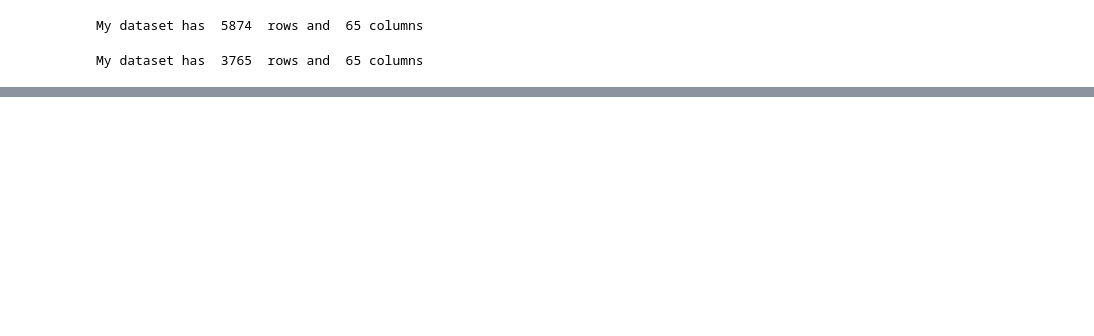
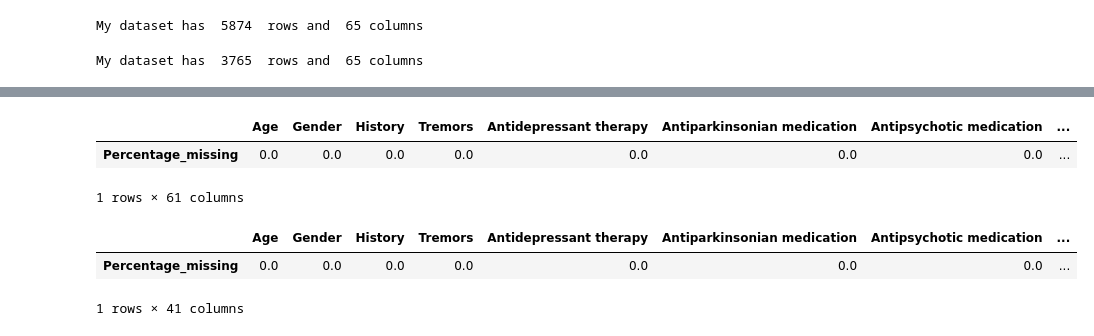
Before and after one commit to CHRISTINEMUTHEE/Perkinson-s_Disease_Diagnosis, a Jupyter notebook: Data Cleaning and EDA.ipynb, the cells around one changed output, grey strips where cells are left out. Saved outputs shown, nothing was run; the diff lists cells and outputs as text; code cells hidden in the pictures; blank space fills up the shorter version.

```diff
--- a/Data Cleaning and EDA.ipynb
+++ b/Data Cleaning and EDA.ipynb
@@ -108,0 +144,6 @@ def percent_missing (data):
+# %%
+percent_missing(df).transpose()
+# %% [output]
+|  | Age | Gender | History | Tremors | Antidepressant therapy | Antiparkinsonian medication | Antipsychotic medication | ... |
+| Percentage_missing | 0.0 | 0.0 | 0.0 | 0.0 | 0.0 | 0.0 | 0.0 | ... |
+1 rows × 61 columns
@@ -108,0 +152,7 @@ def percent_missing (data):
+# %%
+# Dropping the columns whose percentage of missing values is above 90%
+percent_missing(df).transpose()
+# %% [output]
+|  | Age | Gender | History | Tremors | Antidepressant therapy | Antiparkinsonian medication | Antipsychotic medication | ... |
+| Percentage_missing | 0.0 | 0.0 | 0.0 | 0.0 | 0.0 | 0.0 | 0.0 | ... |
+1 rows × 41 columns
```
Also changed, not shown: parts of 21 cells of this notebook.
